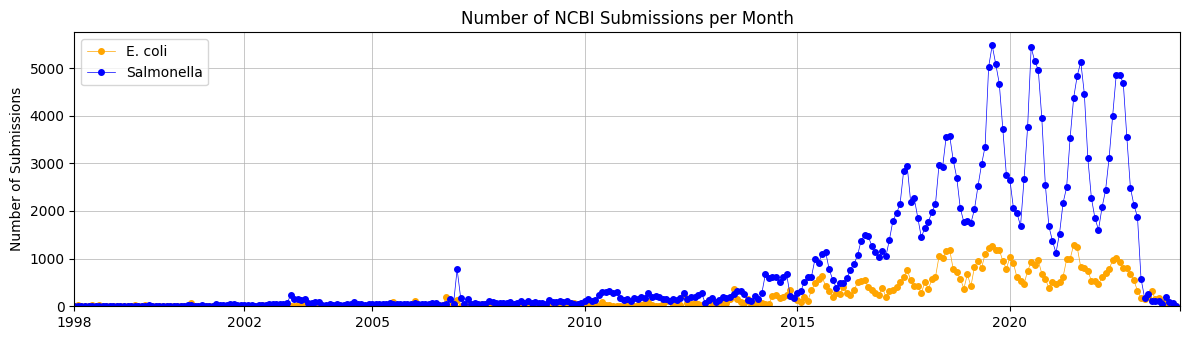
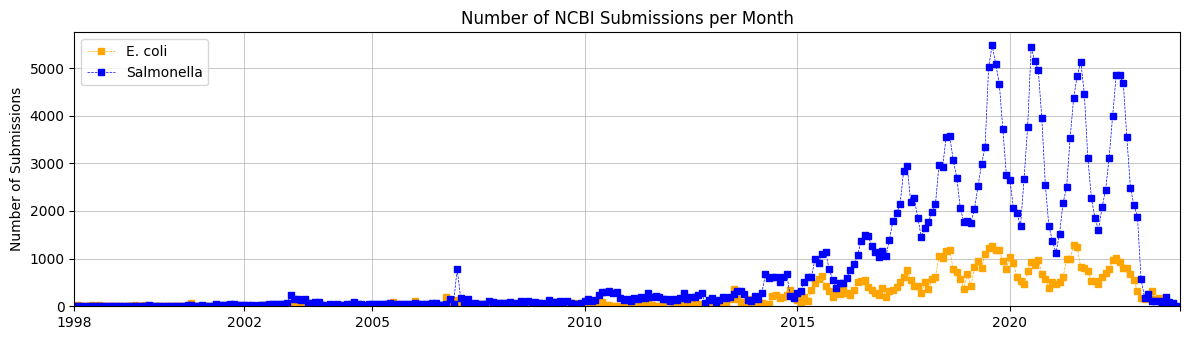
The change to this notebook cell's code, shown as a diff; its figure went from the first image to the second:
--- before
+++ after
@@ -3,6 +3,6 @@
 year_month_counts2 = year_month_counts2[year_month_counts2.index.str[:4].astype(int) >= 1998]
 plt.figure(figsize=(12, 3.5))
-year_month_counts1.plot(kind='line', marker='o', label='E. coli', color='orange', markersize=4, linewidth=0.5)
-year_month_counts2.plot(kind='line', marker='o', label='Salmonella', color='blue', markersize=4, linewidth=0.5)
+year_month_counts1.plot(kind='line', marker='o', label='E. coli', color='orange', linestyle='--', markersize=4, linewidth=0.5)
+year_month_counts2.plot(kind='line', marker='s', label='Salmonella', color='blue', linestyle='--', markersize=4, linewidth=0.5)
 plt.title('Number of NCBI Submissions per Month')
 plt.ylabel('Number of Submissions')

Commit: 8-13 changes. PPTX move to onedrive